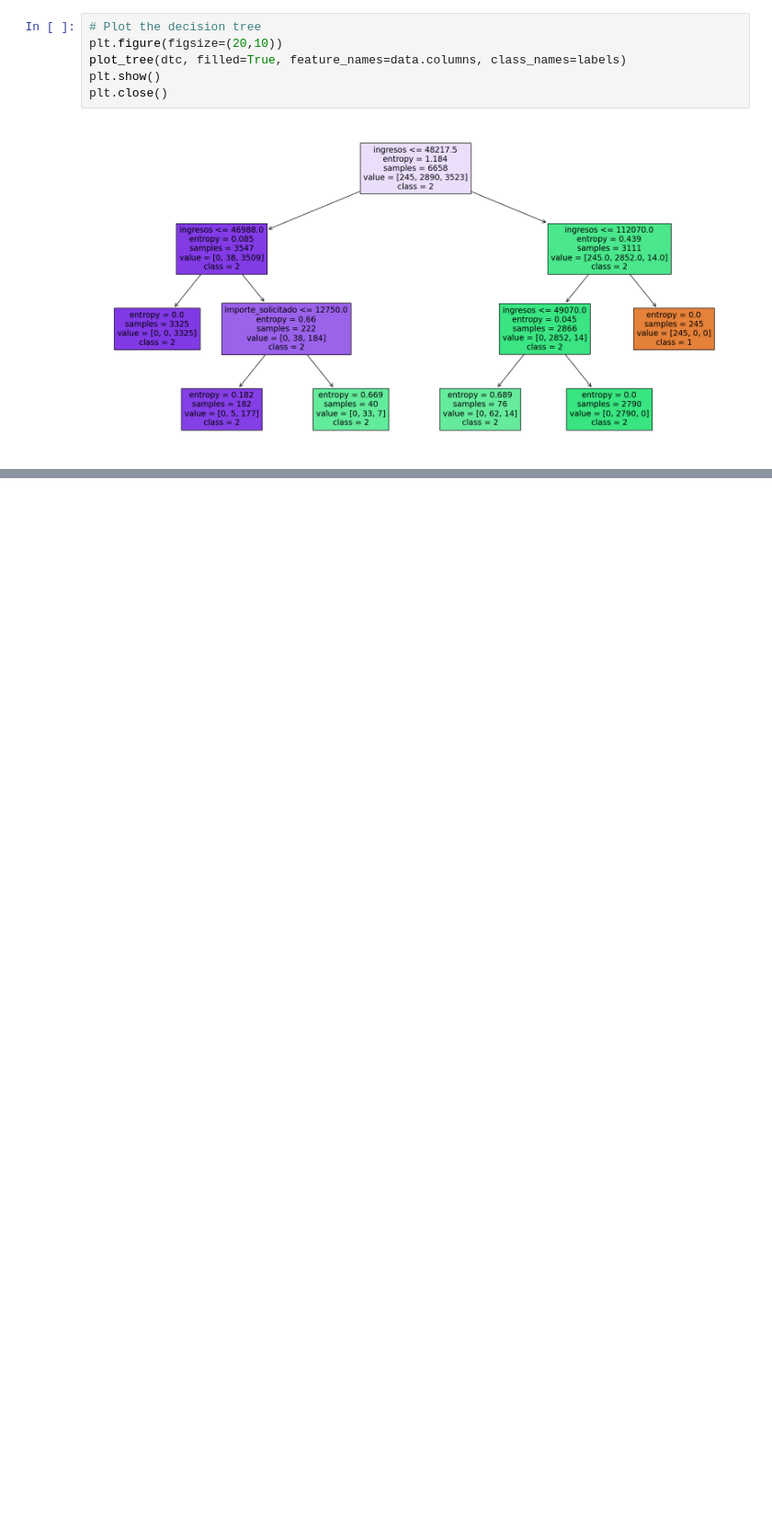
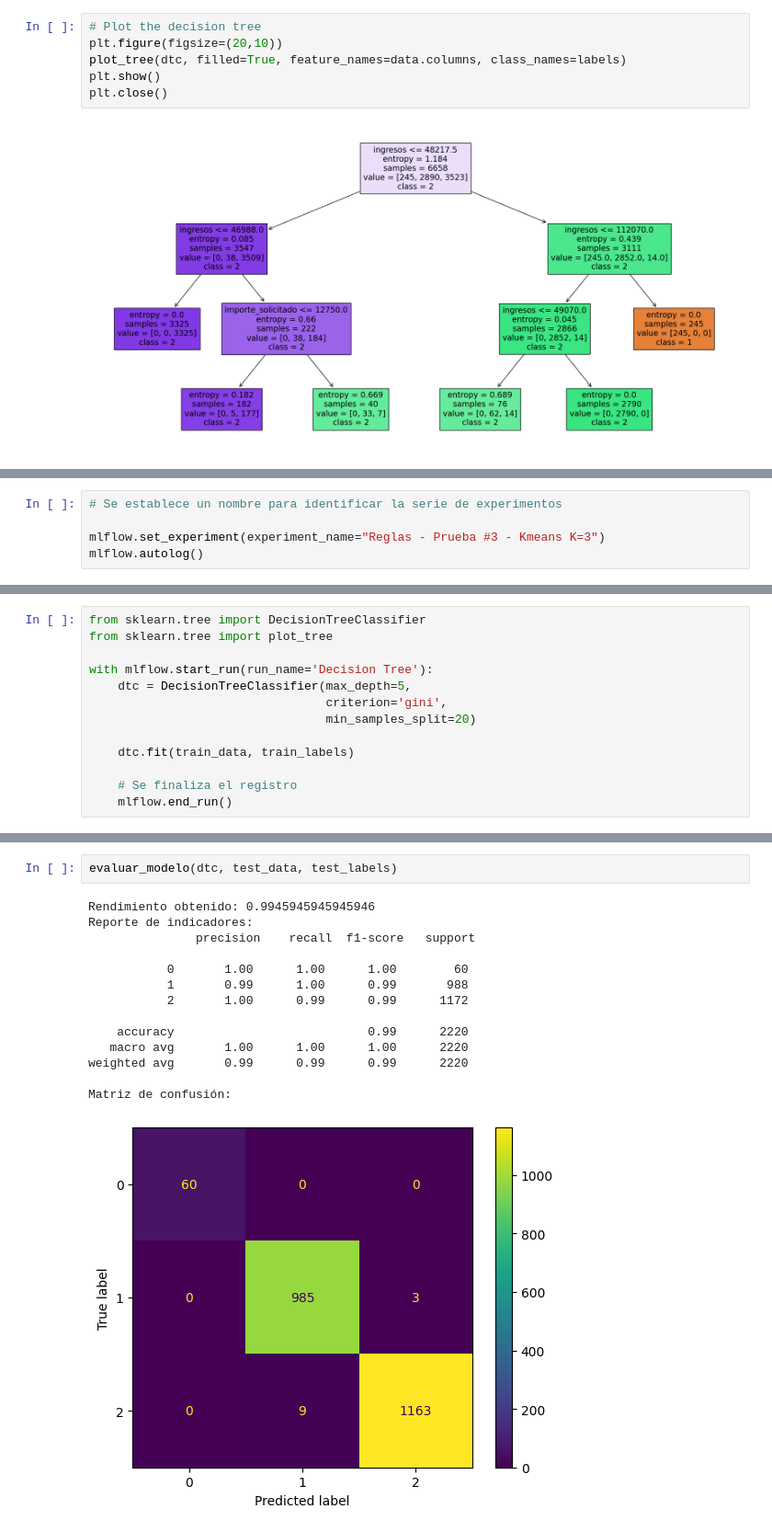
Before and after one commit to pauladomski8/13MBID-OCT2324, a Jupyter notebook: notebooks/modelado/clusterizacion/MD03 - Reglas DT.ipynb, the cells around one changed output, grey strips where cells are left out. Shown: that part at 92% size. Cells and saved outputs as stored; diff of their text form; blank space fills up the shorter version.

Commit message:
Continuación con fase de pruebas del modelo.

```diff
--- a/notebooks/modelado/clusterizacion/MD03 - Reglas DT.ipynb
+++ b/notebooks/modelado/clusterizacion/MD03 - Reglas DT.ipynb
@@ -428,0 +431,5 @@ plt.close()
+# %%
+# Se establece un nombre para identificar la serie de experimentos
+
+mlflow.set_experiment(experiment_name="Reglas - Prueba #3 - Kmeans K=3")
+mlflow.autolog()
@@ -428,0 +439,13 @@ plt.close()
+# %%
+from sklearn.tree import DecisionTreeClassifier
+from sklearn.tree import plot_tree
+
+with mlflow.start_run(run_name='Decision Tree'):
+    dtc = DecisionTreeClassifier(max_depth=5,
+                                 criterion='gini',
+                                 min_samples_split=20)
+
+    dtc.fit(train_data, train_labels)
+
+    # Se finaliza el registro
+    mlflow.end_run()
@@ -428,0 +460,17 @@ plt.close()
+# %%
+evaluar_modelo(dtc, test_data, test_labels)
+# %% [output]
+Rendimiento obtenido: 0.9945945945945946
+Reporte de indicadores:
+               precision    recall  f1-score   support
+
+           0       1.00      1.00      1.00        60
+           1       0.99      1.00      0.99       988
+           2       1.00      0.99      0.99      1172
+
+    accuracy                           0.99      2220
+   macro avg       1.00      1.00      1.00      2220
+weighted avg       0.99      0.99      0.99      2220
+
+Matriz de confusión:
+[figure, added]
```
Also changed, not shown: parts of 4 cells of this notebook, 2 other files.
